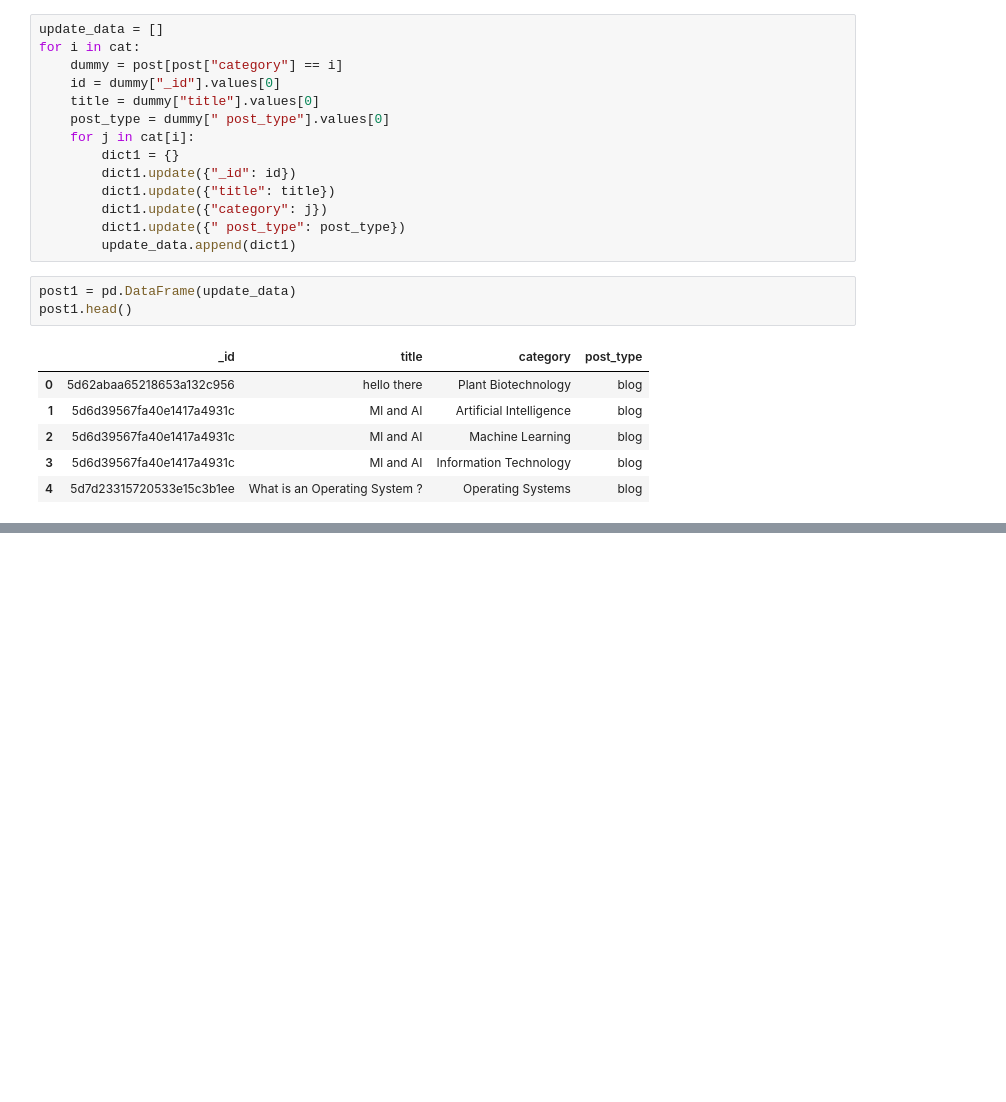
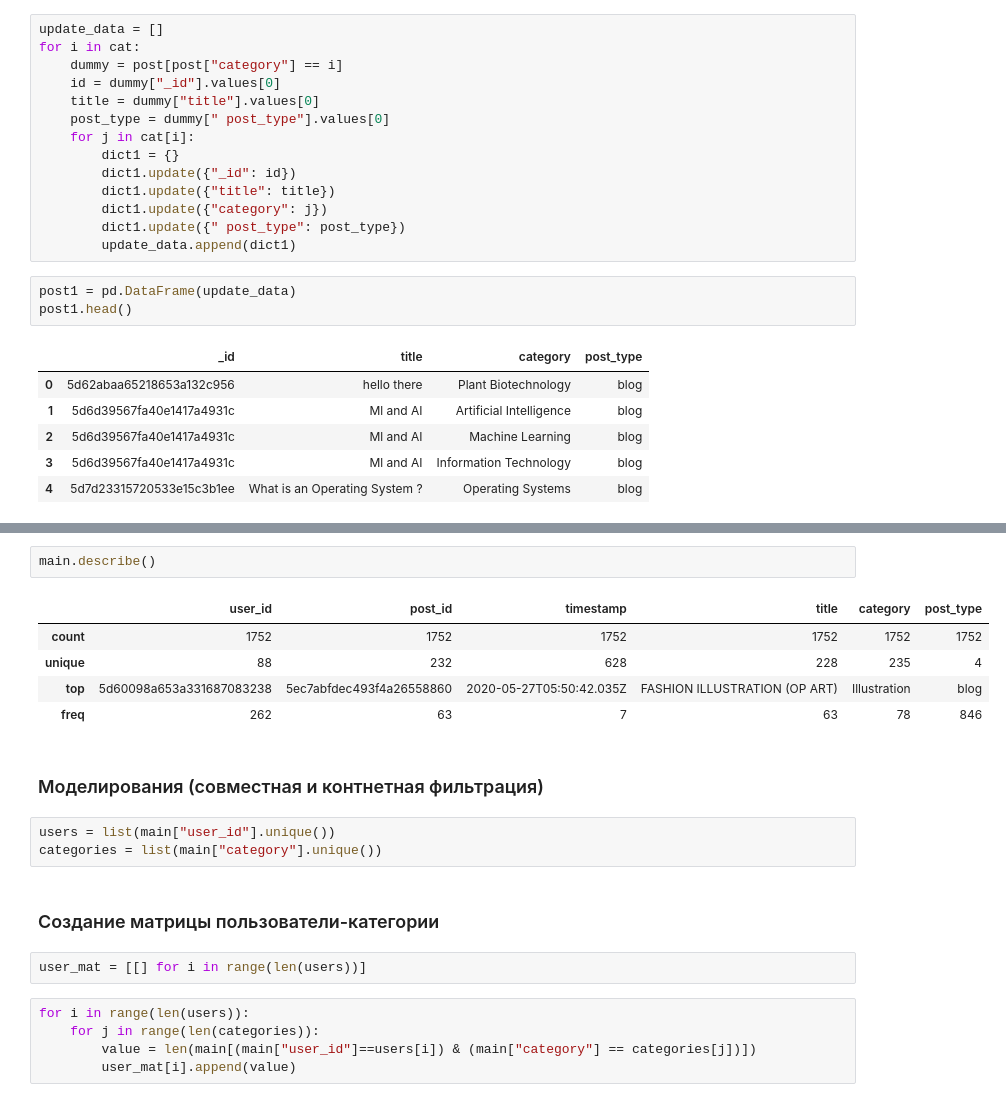
Before and after one commit to Nikolay-KY/big_data_02_24, a Jupyter notebook: day_11.ipynb, the cells around one changed output, grey strips where cells are left out. Saved outputs shown, nothing was run; the diff lists cells and outputs as text; blank space fills up the shorter version.

```diff
--- a/day_11.ipynb
+++ b/day_11.ipynb
@@ -183,0 +239,22 @@ post1.head()
+# %%
+main.describe()
+# %% [output]
+|  | user_id | post_id | timestamp | title | category | post_type |
+| count | 1752 | 1752 | 1752 | 1752 | 1752 | 1752 |
+| unique | 88 | 232 | 628 | 228 | 235 | 4 |
+| top | 5d60098a653a331687083238 | 5ec7abfdec493f4a26558860 | 2020-05-27T05:50:42.035Z | FASHION ILLUSTRATION (OP ART) | Illustration | blog |
+| freq | 262 | 63 | 7 | 63 | 78 | 846 |
+# %% [markdown]
+### Моделирования (совместная и контнетная фильтрация)
+# %%
+users = list(main["user_id"].unique())
+categories = list(main["category"].unique())
+# %% [markdown]
+### Создание матрицы пользователи-категории
+# %%
+user_mat = [[] for i in range(len(users))]
+# %%
+for i in range(len(users)):
+    for j in range(len(categories)):
+        value = len(main[(main["user_id"]==users[i]) & (main["category"] == categories[j])])
+        user_mat[i].append(value)
```
Also changed, not shown: parts of 25 cells of this notebook, 1 other file.
